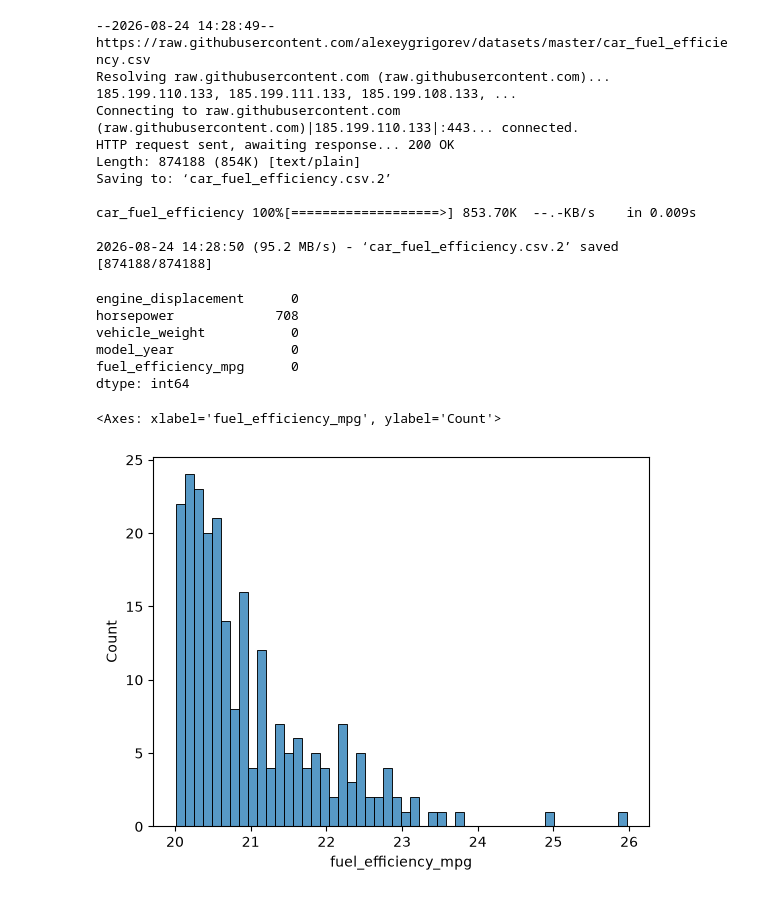
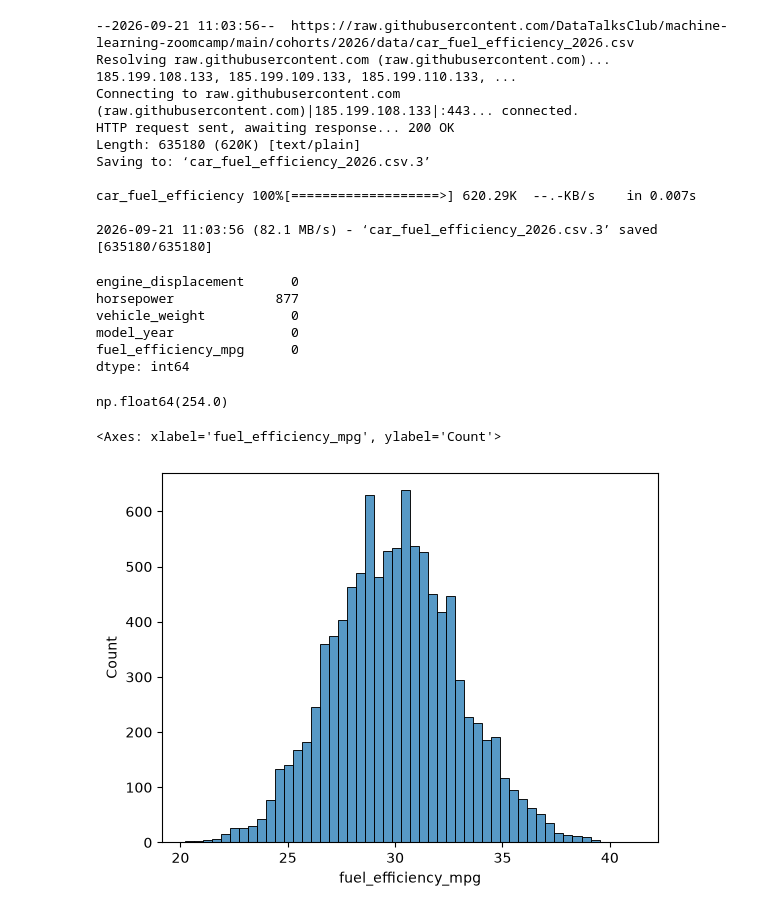
Before and after one commit to wizardcat/machine-learning-zoomcamp-homework, a Jupyter notebook: 02-regression/homework.ipynb, the cells around one changed output. Cells and saved outputs as stored; diff of their text form; code cells hidden in the pictures.

```diff
--- a/02-regression/homework.ipynb
+++ b/02-regression/homework.ipynb
@@ -2,19 +2,19 @@
 import numpy as np
 import pandas as pd
 # %%
-data='https://raw.githubusercontent.com/alexeygrigorev/datasets/master/car_fuel_efficiency.csv'
+data='https://raw.githubusercontent.com/DataTalksClub/machine-learning-zoomcamp/main/cohorts/2026/data/car_fuel_efficiency_2026.csv'
 !wget $data
 # %% [output]
---2026-08-24 14:28:49--  https://raw.githubusercontent.com/alexeygrigorev/datasets/master/car_fuel_efficiency.csv
-Resolving raw.githubusercontent.com (raw.githubusercontent.com)... 185.199.110.133, 185.199.111.133, 185.199.108.133, ...
-Connecting to raw.githubusercontent.com (raw.githubusercontent.com)|185.199.110.133|:443... connected.
+--2026-09-21 11:03:56--  https://raw.githubusercontent.com/DataTalksClub/machine-learning-zoomcamp/main/cohorts/2026/data/car_fuel_efficiency_2026.csv
+Resolving raw.githubusercontent.com (raw.githubusercontent.com)... 185.199.108.133, 185.199.109.133, 185.199.110.133, ...
+Connecting to raw.githubusercontent.com (raw.githubusercontent.com)|185.199.108.133|:443... connected.
 HTTP request sent, awaiting response... 200 OK
-Length: 874188 (854K) [text/plain]
-Saving to: ‘car_fuel_efficiency.csv.2’
+Length: 635180 (620K) [text/plain]
+Saving to: ‘car_fuel_efficiency_2026.csv.3’
 
-car_fuel_efficiency 100%[===================>] 853.70K  --.-KB/s    in 0.009s
+car_fuel_efficiency 100%[===================>] 620.29K  --.-KB/s    in 0.007s
 
-2026-08-24 14:28:50 (95.2 MB/s) - ‘car_fuel_efficiency.csv.2’ saved [874188/874188]
+2026-09-21 11:03:56 (82.1 MB/s) - ‘car_fuel_efficiency_2026.csv.3’ saved [635180/635180]
 # %%
 df = pd.read_csv(data)
 # %%
@@ -31,11 +31,15 @@ df = df[columns]
 df.isna().sum()
 # %% [output]
 engine_displacement      0
-horsepower             708
+horsepower             877
 vehicle_weight           0
 model_year               0
 fuel_efficiency_mpg      0
 dtype: int64
+# %%
+df['horsepower'].median()
+# %% [output]
+np.float64(254.0)
 # %%
 n=len(df)
 n_val=int(n*0.2)
@@ -47,7 +51,7 @@ import seaborn as sns
 
 %matplotlib inline
 # %%
-sns.histplot(df.fuel_efficiency_mpg[df.fuel_efficiency_mpg>20], bins = 50)
+sns.histplot(data = df[df.fuel_efficiency_mpg > 20], x = 'fuel_efficiency_mpg', bins = 50)
 # %% [output]
 <Axes: xlabel='fuel_efficiency_mpg', ylabel='Count'>
-[figure, old version]
+[figure, new version]
```
Also changed, not shown: parts of 10 cells of this notebook.
